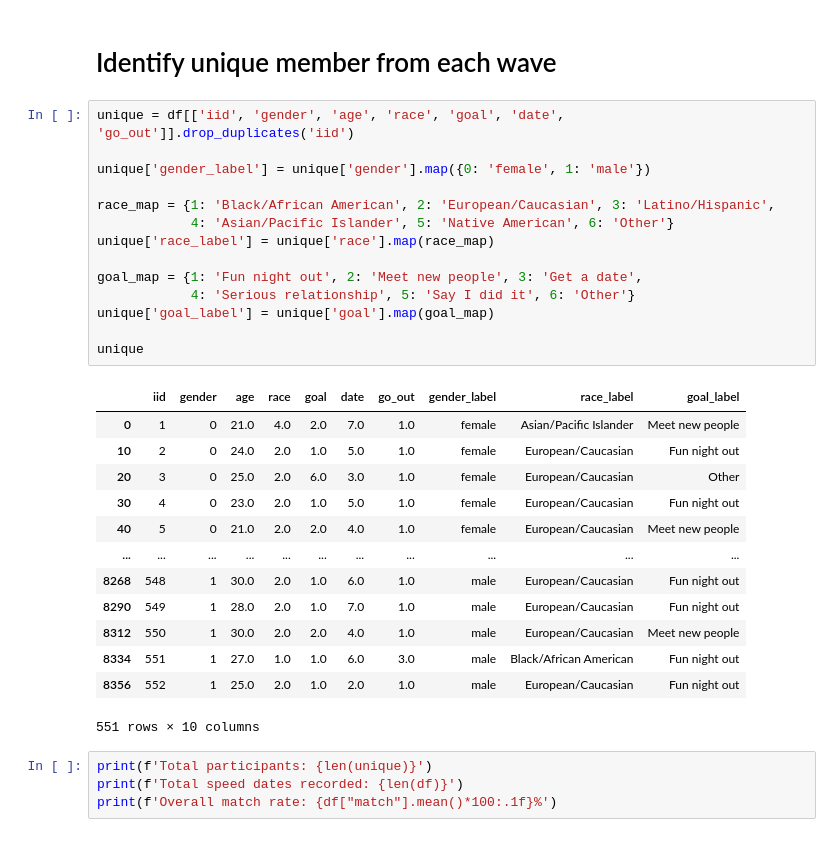
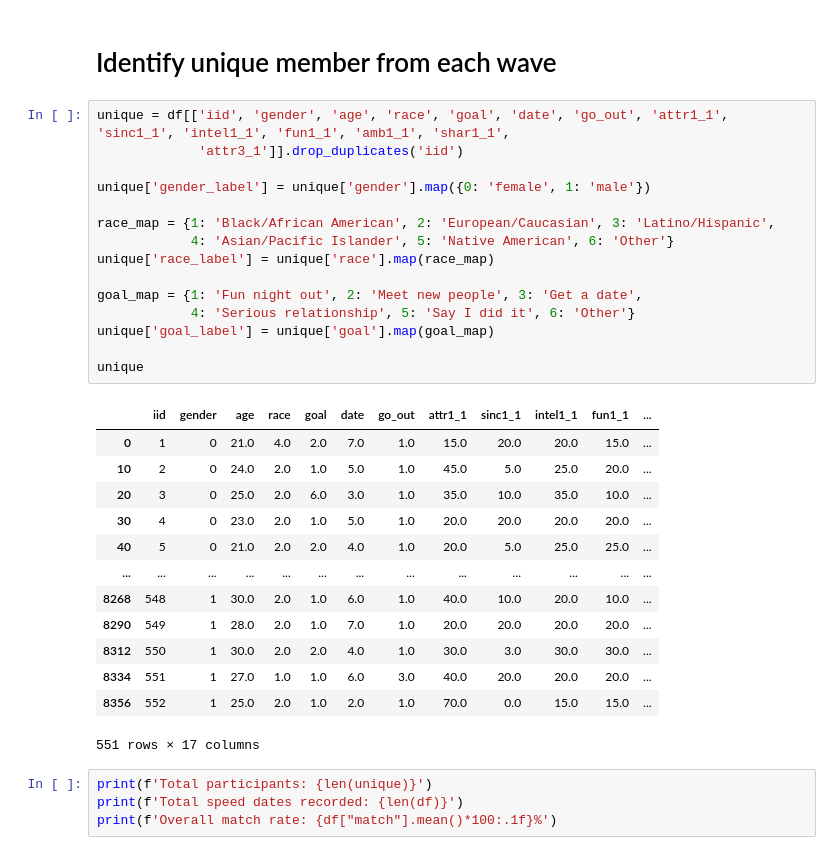
Before and after one commit to sandrachdi/Tinder, a Jupyter notebook: 01-TinderProject_RACHDI.ipynb, the cells around one changed output. Drawn from its saved outputs; the diff is of its cells as text.

```diff
--- a/01-TinderProject_RACHDI.ipynb
+++ b/01-TinderProject_RACHDI.ipynb
@@ -75,33 +73,34 @@ Index(['iid', 'id', 'gender', 'idg', 'condtn', 'wave', 'round', 'position',
 # %% [markdown]
 # Identify unique member from each wave
 # %%
-unique = df[['iid', 'gender', 'age', 'race', 'goal', 'date', 'go_out']].drop_duplicates('iid')
+unique = df[['iid', 'gender', 'age', 'race', 'goal', 'date', 'go_out', 'attr1_1', 'sinc1_1', 'intel1_1', 'fun1_1', 'amb1_1', 'shar1_1',
+             'attr3_1']].drop_duplicates('iid')
 
 unique['gender_label'] = unique['gender'].map({0: 'female', 1: 'male'})
 
 race_map = {1: 'Black/African American', 2: 'European/Caucasian', 3: 'Latino/Hispanic',
             4: 'Asian/Pacific Islander', 5: 'Native American', 6: 'Other'}
 unique['race_label'] = unique['race'].map(race_map)
 
 goal_map = {1: 'Fun night out', 2: 'Meet new people', 3: 'Get a date',
             4: 'Serious relationship', 5: 'Say I did it', 6: 'Other'}
 unique['goal_label'] = unique['goal'].map(goal_map)
 
 unique
 # %% [output]
-|  | iid | gender | age | race | goal | date | go_out | gender_label | race_label | goal_label |
-| 0 | 1 | 0 | 21.0 | 4.0 | 2.0 | 7.0 | 1.0 | female | Asian/Pacific Islander | Meet new people |
-| 10 | 2 | 0 | 24.0 | 2.0 | 1.0 | 5.0 | 1.0 | female | European/Caucasian | Fun night out |
-| 20 | 3 | 0 | 25.0 | 2.0 | 6.0 | 3.0 | 1.0 | female | European/Caucasian | Other |
-| 30 | 4 | 0 | 23.0 | 2.0 | 1.0 | 5.0 | 1.0 | female | European/Caucasian | Fun night out |
-| 40 | 5 | 0 | 21.0 | 2.0 | 2.0 | 4.0 | 1.0 | female | European/Caucasian | Meet new people |
-| ... | ... | ... | ... | ... | ... | ... | ... | ... | ... | ... |
-| 8268 | 548 | 1 | 30.0 | 2.0 | 1.0 | 6.0 | 1.0 | male | European/Caucasian | Fun night out |
-| 8290 | 549 | 1 | 28.0 | 2.0 | 1.0 | 7.0 | 1.0 | male | European/Caucasian | Fun night out |
-| 8312 | 550 | 1 | 30.0 | 2.0 | 2.0 | 4.0 | 1.0 | male | European/Caucasian | Meet new people |
-| 8334 | 551 | 1 | 27.0 | 1.0 | 1.0 | 6.0 | 3.0 | male | Black/African American | Fun night out |
-| 8356 | 552 | 1 | 25.0 | 2.0 | 1.0 | 2.0 | 1.0 | male | European/Caucasian | Fun night out |
+|  | iid | gender | age | race | goal | date | go_out | attr1_1 | sinc1_1 | intel1_1 | fun1_1 | ... |
+| 0 | 1 | 0 | 21.0 | 4.0 | 2.0 | 7.0 | 1.0 | 15.0 | 20.0 | 20.0 | 15.0 | ... |
+| 10 | 2 | 0 | 24.0 | 2.0 | 1.0 | 5.0 | 1.0 | 45.0 | 5.0 | 25.0 | 20.0 | ... |
+| 20 | 3 | 0 | 25.0 | 2.0 | 6.0 | 3.0 | 1.0 | 35.0 | 10.0 | 35.0 | 10.0 | ... |
+| 30 | 4 | 0 | 23.0 | 2.0 | 1.0 | 5.0 | 1.0 | 20.0 | 20.0 | 20.0 | 20.0 | ... |
+| 40 | 5 | 0 | 21.0 | 2.0 | 2.0 | 4.0 | 1.0 | 20.0 | 5.0 | 25.0 | 25.0 | ... |
+| ... | ... | ... | ... | ... | ... | ... | ... | ... | ... | ... | ... | ... |
+| 8268 | 548 | 1 | 30.0 | 2.0 | 1.0 | 6.0 | 1.0 | 40.0 | 10.0 | 20.0 | 10.0 | ... |
+| 8290 | 549 | 1 | 28.0 | 2.0 | 1.0 | 7.0 | 1.0 | 20.0 | 20.0 | 20.0 | 20.0 | ... |
+| 8312 | 550 | 1 | 30.0 | 2.0 | 2.0 | 4.0 | 1.0 | 30.0 | 3.0 | 30.0 | 30.0 | ... |
+| 8334 | 551 | 1 | 27.0 | 1.0 | 1.0 | 6.0 | 3.0 | 40.0 | 20.0 | 20.0 | 20.0 | ... |
+| 8356 | 552 | 1 | 25.0 | 2.0 | 1.0 | 2.0 | 1.0 | 70.0 | 0.0 | 15.0 | 15.0 | ... |
-551 rows × 10 columns
+551 rows × 17 columns
 # %%
 print(f'Total participants: {len(unique)}')
 print(f'Total speed dates recorded: {len(df)}')
```
Also changed, not shown: parts of 24 cells of this notebook, 4 other files.
